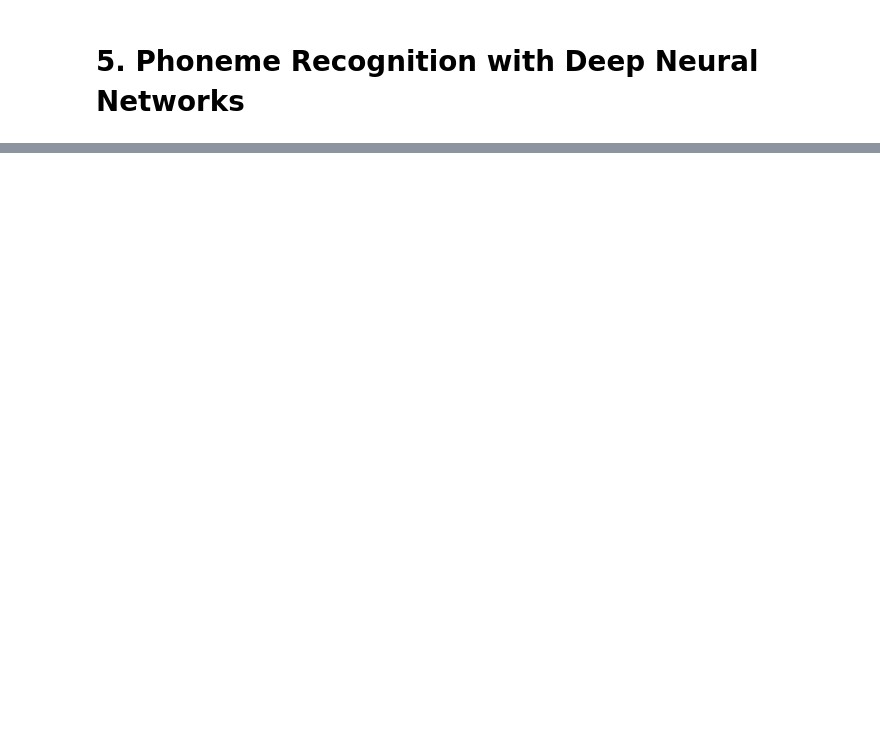
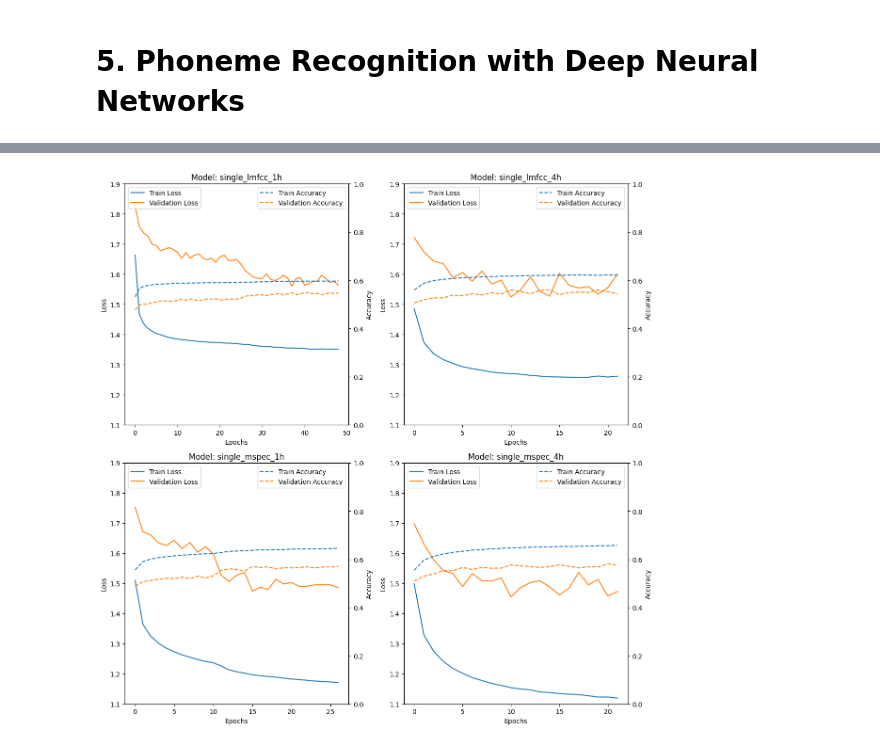
Before and after one commit to celdot/Speech_Speaker_Recognition, a Jupyter notebook: Assignements/lab3/lab3.ipynb, the cells around one changed output, grey strips where cells are left out. Cells and saved outputs as stored; diff of their text form; code cells hidden in the pictures; blank space fills up the shorter version.

```diff
--- a/Assignements/lab3/lab3.ipynb
+++ b/Assignements/lab3/lab3.ipynb
@@ -338,0 +509,11 @@ gc.collect()
+# %%
+for feature in ["lmfcc", "mspec", "single_lmfcc", "single_mspec"]:
+    for n in [1, 4]:
+        model_name = "{}_{}h".format(feature, n)
+        print(f"Testing {model_name}...")
+        X_test = torch.load(os.path.join(DATASET_DIR, f"{feature}_test_x.pt"))
+        y_test = torch.load(os.path.join(DATASET_DIR, "test_y.pt"))
+        acc, loss = test_model(model_name, X_test, y_test)
+        print(f"Accuracy: {acc:.4f}, Loss: {loss:.4f}")
+        print(f"Model: {model_name} - Accuracy: {acc:.4f}, Loss: {loss:.4f}")
+        print("-" * 50)
@@ -338,0 +570,13 @@ gc.collect()
+# %%
+fig, axes = plt.subplots(2, 2, figsize=(12, 12))
+axes = axes.flatten()
+
+for i, feature in enumerate(["single_lmfcc", "single_mspec"]):
+    for j, n in enumerate([1, 4]):
+        model_name = "{}_{}h".format(feature, n)
+        ax = axes[i * 2 + j]
+        plot_run(model_name, ax, 1.1, 1.9)
+plt.tight_layout()
+plt.show()
+# %% [output]
+[figure, added]
```
Also changed, not shown: parts of 13 cells of this notebook, 3 other files.
